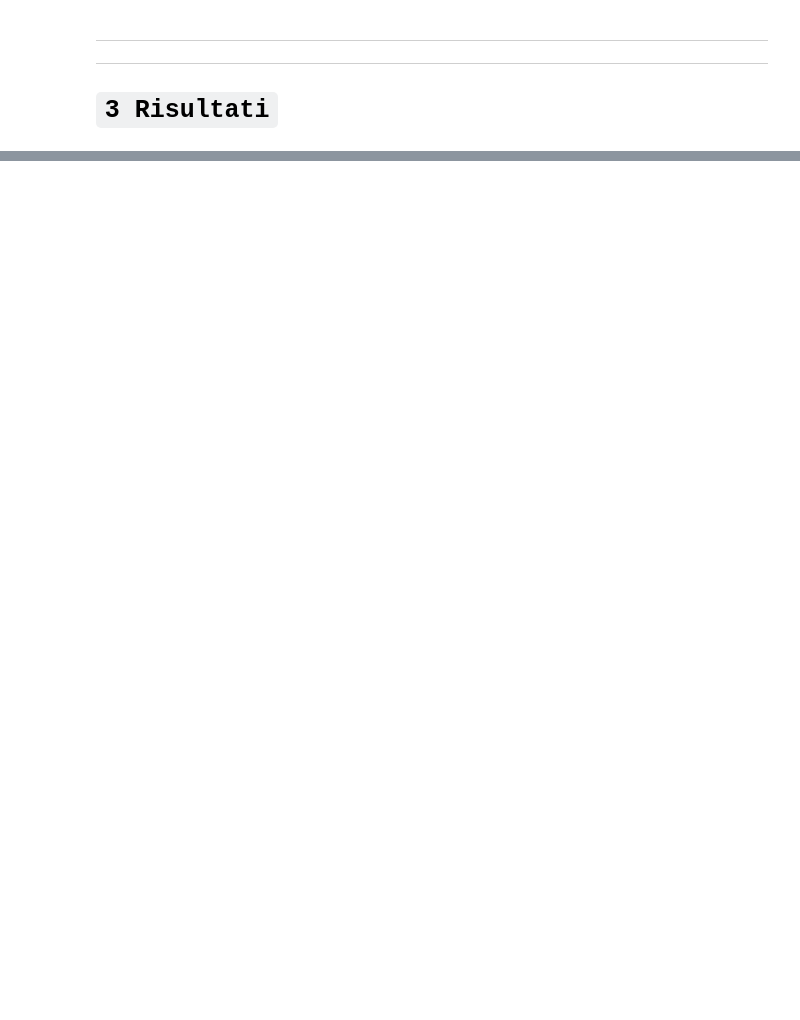
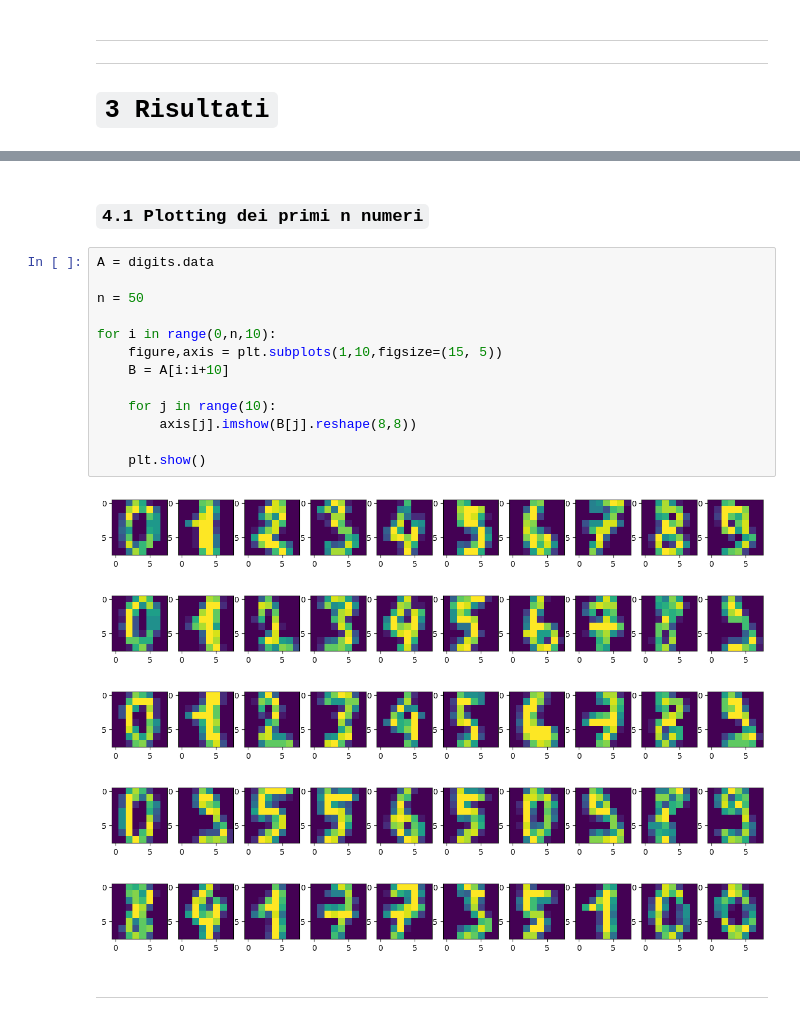
Before and after one commit to ArgonautAstra/Progetto-Data-Science-2023, a Jupyter notebook: src/main.ipynb, the cells around one changed output, grey strips where cells are left out. Drawn from its saved outputs; the diff is of its cells as text; blank space fills up the shorter version.

```diff
--- a/src/main.ipynb
+++ b/src/main.ipynb
@@ -305,0 +301,23 @@ for j in range (2,7):
+# %% [markdown]
+### __`4.1 Plotting dei primi n numeri`__
+# %%
+A = digits.data
+
+n = 50
+
+for i in range(0,n,10):
+    figure,axis = plt.subplots(1,10,figsize=(15, 5))
+    B = A[i:i+10]
+
+    for j in range(10):
+        axis[j].imshow(B[j].reshape(8,8))
+
+    plt.show()
+# %% [output]
+[figure, added]
+[figure, added]
+[figure, added]
+[figure, added]
+[figure, added]
+# %% [markdown]
+***
```
Also changed, not shown: parts of 39 cells of this notebook, 4 other files.
